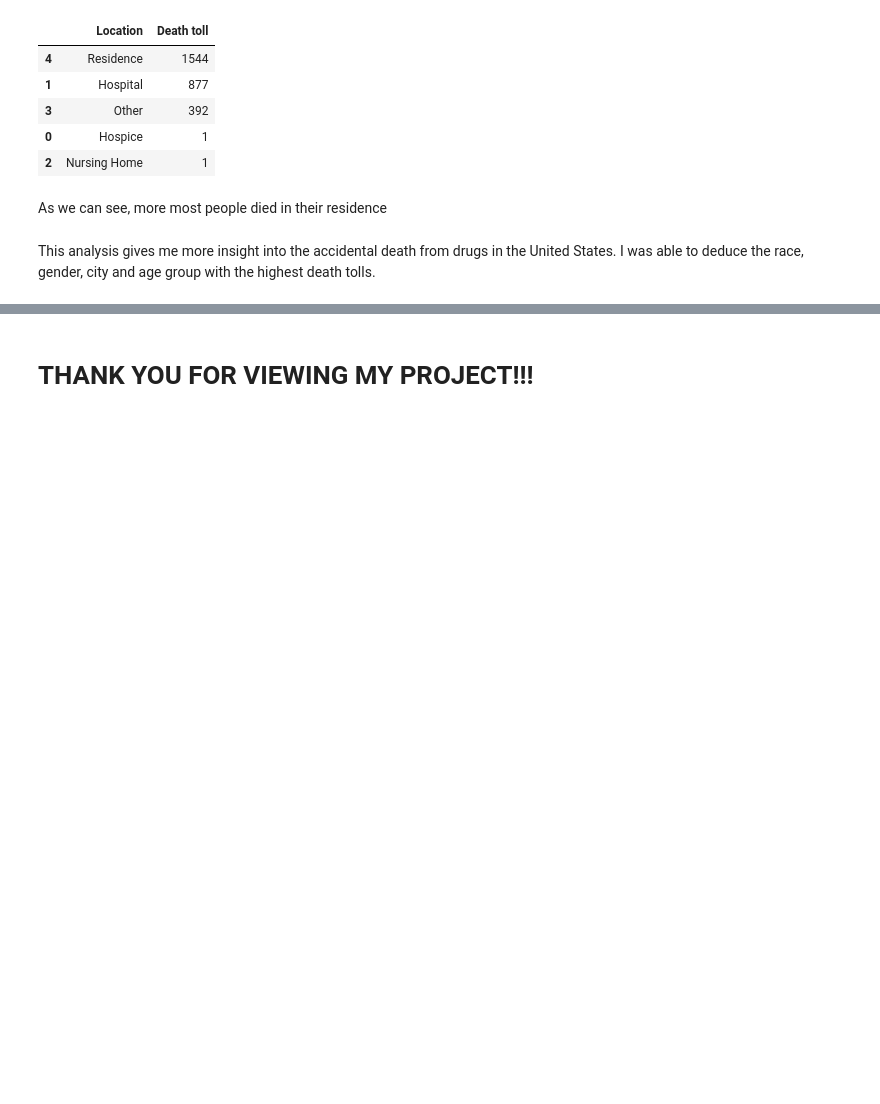
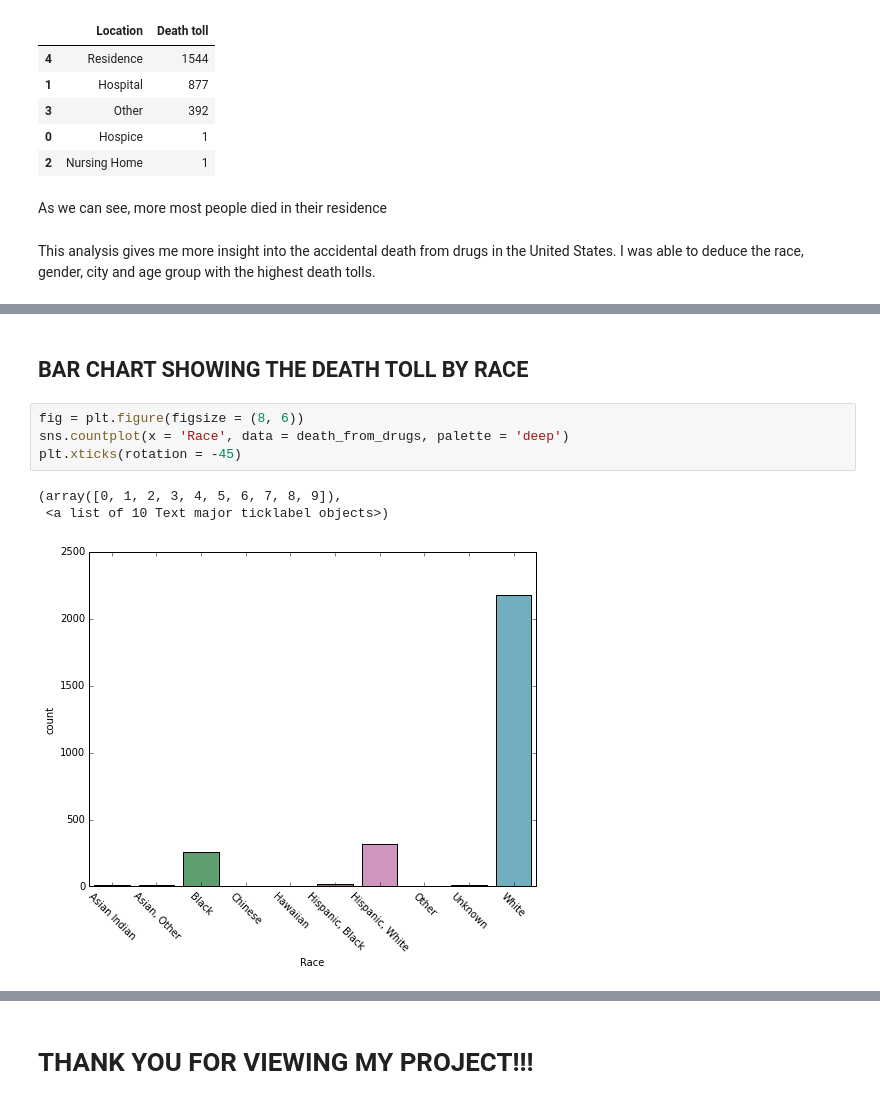
Before and after one commit to MikeDeecode/US-accidental--drugs-death-analysis, a Jupyter notebook: US_accidental_drugs_death.ipynb, the cells around one changed output, grey strips where cells are left out. Saved outputs shown, nothing was run; the diff lists cells and outputs as text; blank space fills up the shorter version.

```diff
--- a/US_accidental_drugs_death.ipynb
+++ b/US_accidental_drugs_death.ipynb
@@ -297,0 +326,10 @@ This analysis gives me more insight into the accidental death from drugs in the
+# %% [markdown]
+## BAR CHART SHOWING THE DEATH TOLL BY RACE
+# %%
+fig = plt.figure(figsize = (8, 6))
+sns.countplot(x = 'Race', data = death_from_drugs, palette = 'deep')
+plt.xticks(rotation = -45)
+# %% [output]
+(array([0, 1, 2, 3, 4, 5, 6, 7, 8, 9]),
+ <a list of 10 Text major ticklabel objects>)
+[figure, added]
```
Also changed, not shown: parts of 7 cells of this notebook.
